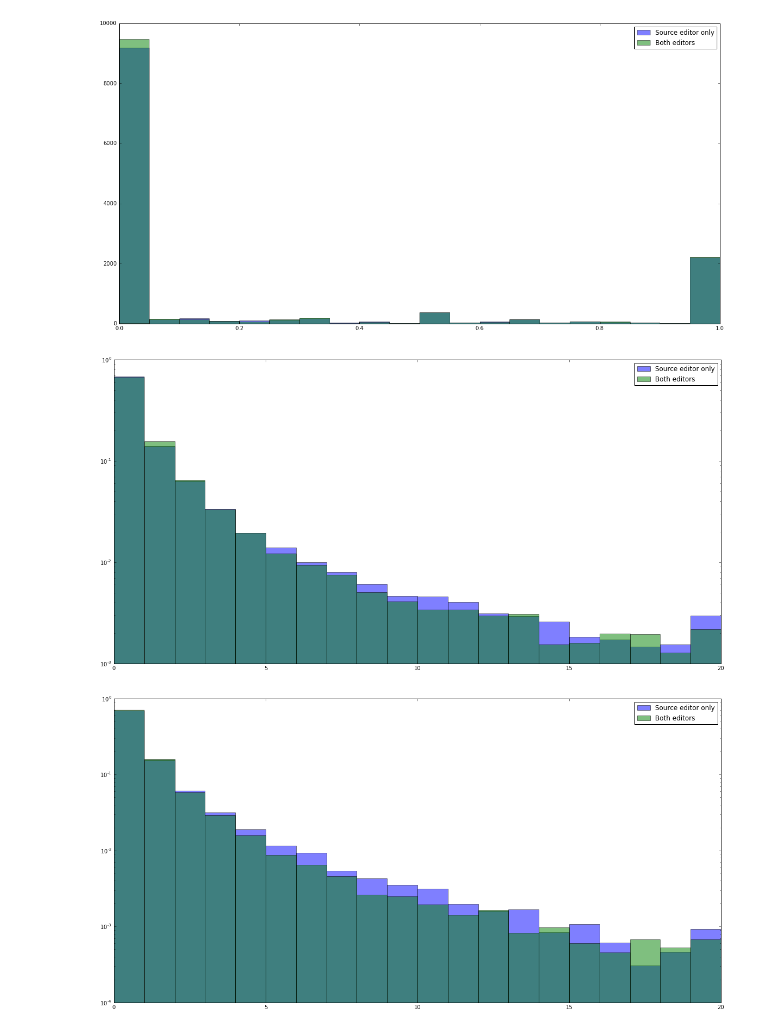
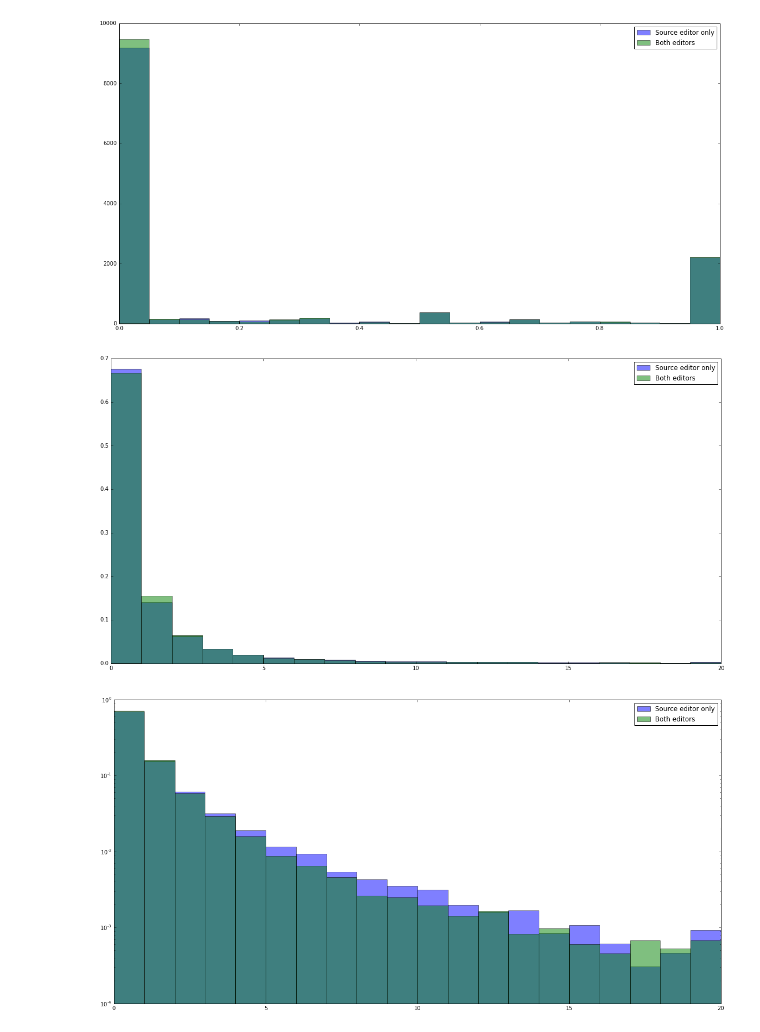
Before and after one commit to neilpquinn/2015-11-VE-experiment-follow-up, a Jupyter notebook: VE experiment follow-up.ipynb, the cells around one changed output. Cells and saved outputs as stored; diff of their text form; code cells hidden in the pictures.

```diff
--- a/VE experiment follow-up.ipynb
+++ b/VE experiment follow-up.ipynb
@@ -639,12 +711,12 @@ plt.show()
 [figure]
 # %%
 fig, axarr = plt.subplots( 1, 1, figsize=(20,10) )
-plt.hist(control_by_revs, log = True, alpha = 0.5, range = (0, 20), normed = 1, bins = 20, label = "Source editor only")
-plt.hist(treatment_by_revs, log = True, alpha = 0.5, range = (0, 20), normed = 1, bins = 20, label = "Both editors")
+plt.hist(control_by_revs, alpha = 0.5, range = (0, 20), normed = 1, bins = 20, label = "Source editor only")
+plt.hist(treatment_by_revs, alpha = 0.5, range = (0, 20), normed = 1, bins = 20, label = "Both editors")
 plt.legend(loc="upper right")
 plt.show()
 # %% [output]
-[figure, old version]
+[figure, new version]
 # %%
 fig, axarr = plt.subplots( 1, 1, figsize=(20,10) )
 plt.hist(control_reverts, log = True, alpha = 0.5, range = (0, 20), normed = 1, bins = 20, label = "Source editor only")
```
Also changed, not shown: parts of 8 cells of this notebook, 1 other file.
